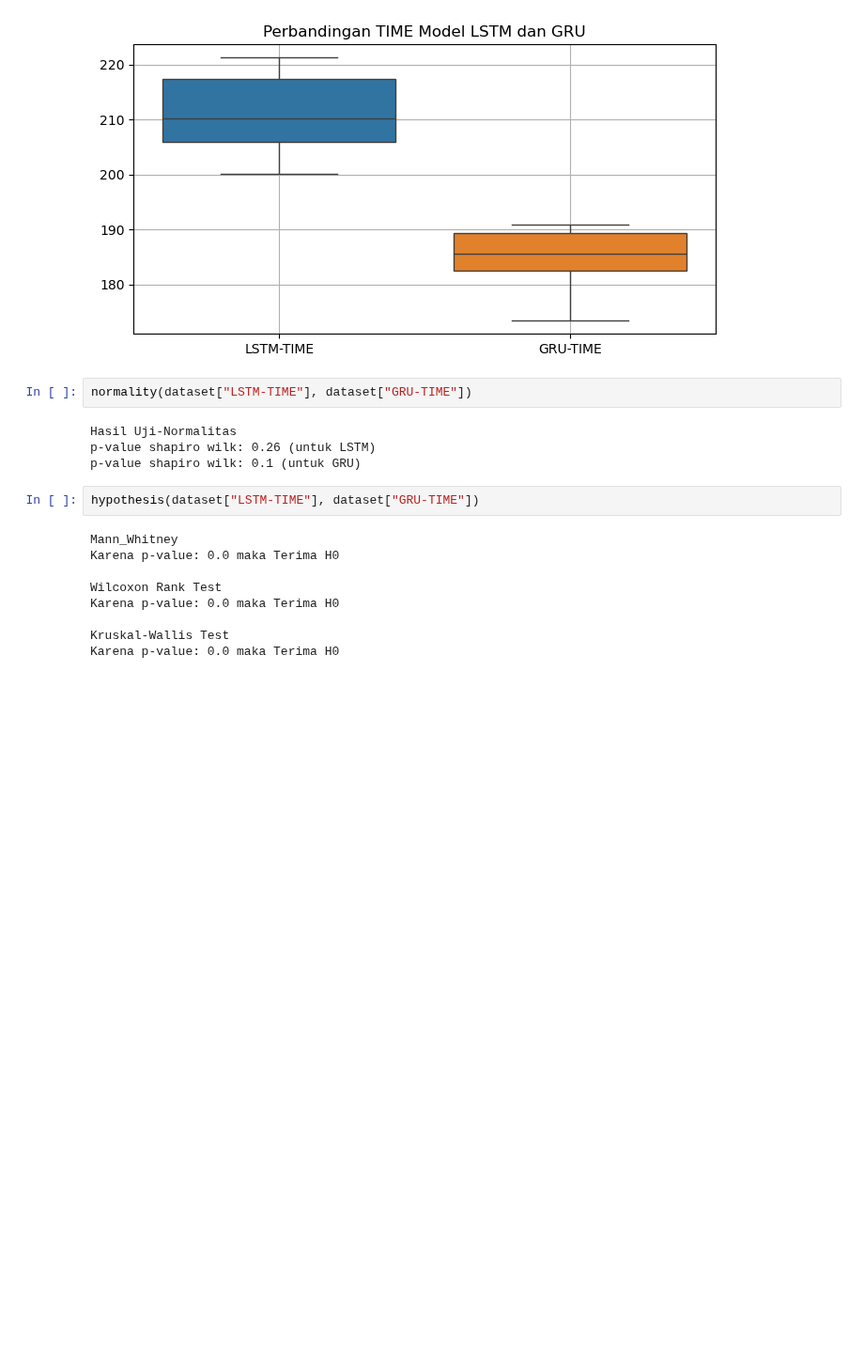
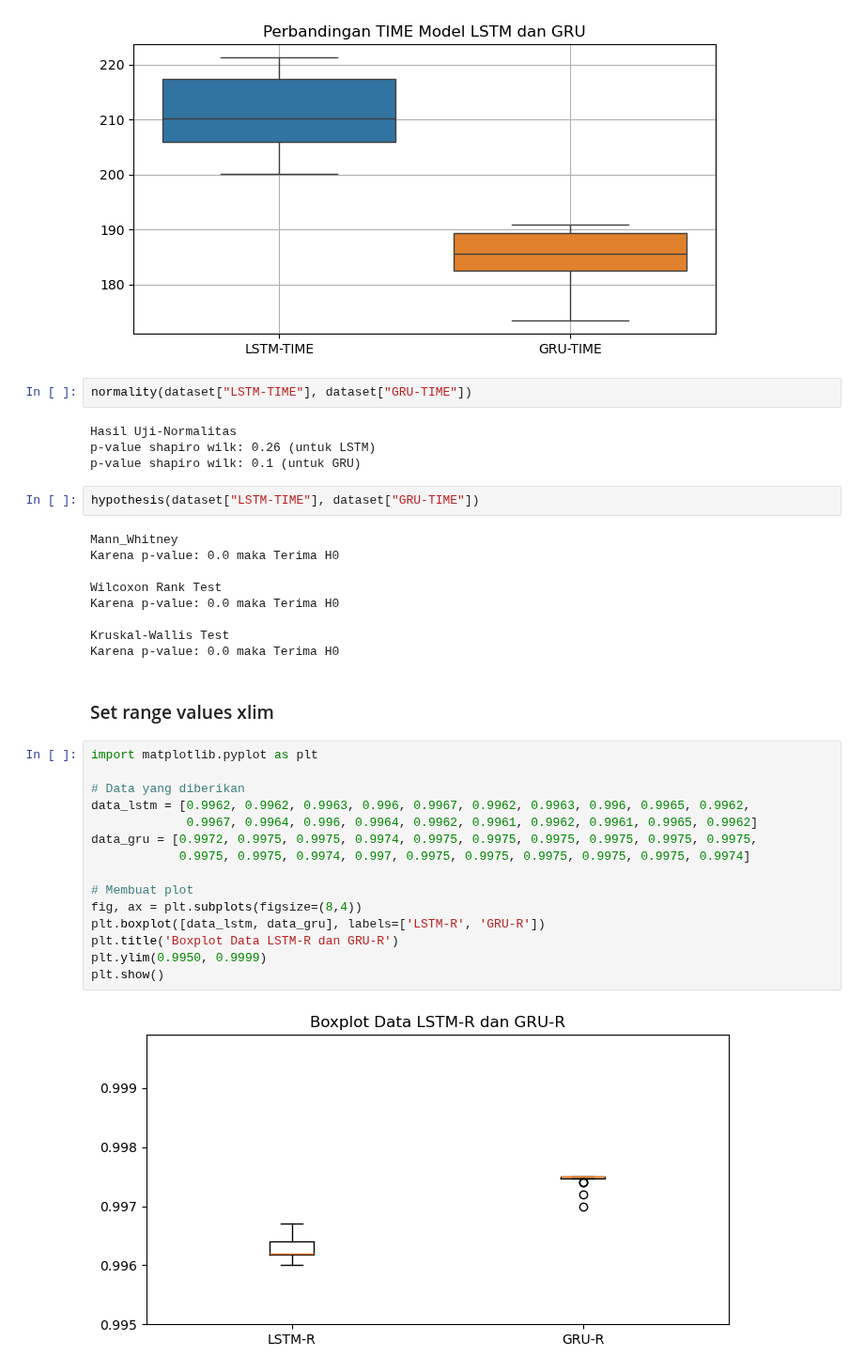
Before and after one commit to kusin/tensorflow-btc-usd-v2, a Jupyter notebook: K06-Uji-Hipotesis.ipynb, the cells around one changed output. Shown at 94% size. Cells and saved outputs as stored; diff of their text form; blank space fills up the shorter version.

```diff
--- a/K06-Uji-Hipotesis.ipynb
+++ b/K06-Uji-Hipotesis.ipynb
@@ -219,3 +219,22 @@ Karena p-value: 0.0 maka Terima H0
 
 Kruskal-Wallis Test
 Karena p-value: 0.0 maka Terima H0
+# %% [markdown]
+### Set range values xlim
+# %%
+import matplotlib.pyplot as plt
+
+# Data yang diberikan
+data_lstm = [0.9962, 0.9962, 0.9963, 0.996, 0.9967, 0.9962, 0.9963, 0.996, 0.9965, 0.9962,
+             0.9967, 0.9964, 0.996, 0.9964, 0.9962, 0.9961, 0.9962, 0.9961, 0.9965, 0.9962]
+data_gru = [0.9972, 0.9975, 0.9975, 0.9974, 0.9975, 0.9975, 0.9975, 0.9975, 0.9975, 0.9975,
+            0.9975, 0.9975, 0.9974, 0.997, 0.9975, 0.9975, 0.9975, 0.9975, 0.9975, 0.9974]
+
+# Membuat plot
+fig, ax = plt.subplots(figsize=(8,4))
+plt.boxplot([data_lstm, data_gru], labels=['LSTM-R', 'GRU-R'])
+plt.title('Boxplot Data LSTM-R dan GRU-R')
+plt.ylim(0.9950, 0.9999)
+plt.show()
+# %% [output]
+[figure, added]
```
Also changed, not shown: parts of 1 cell of this notebook, 1 other file.
